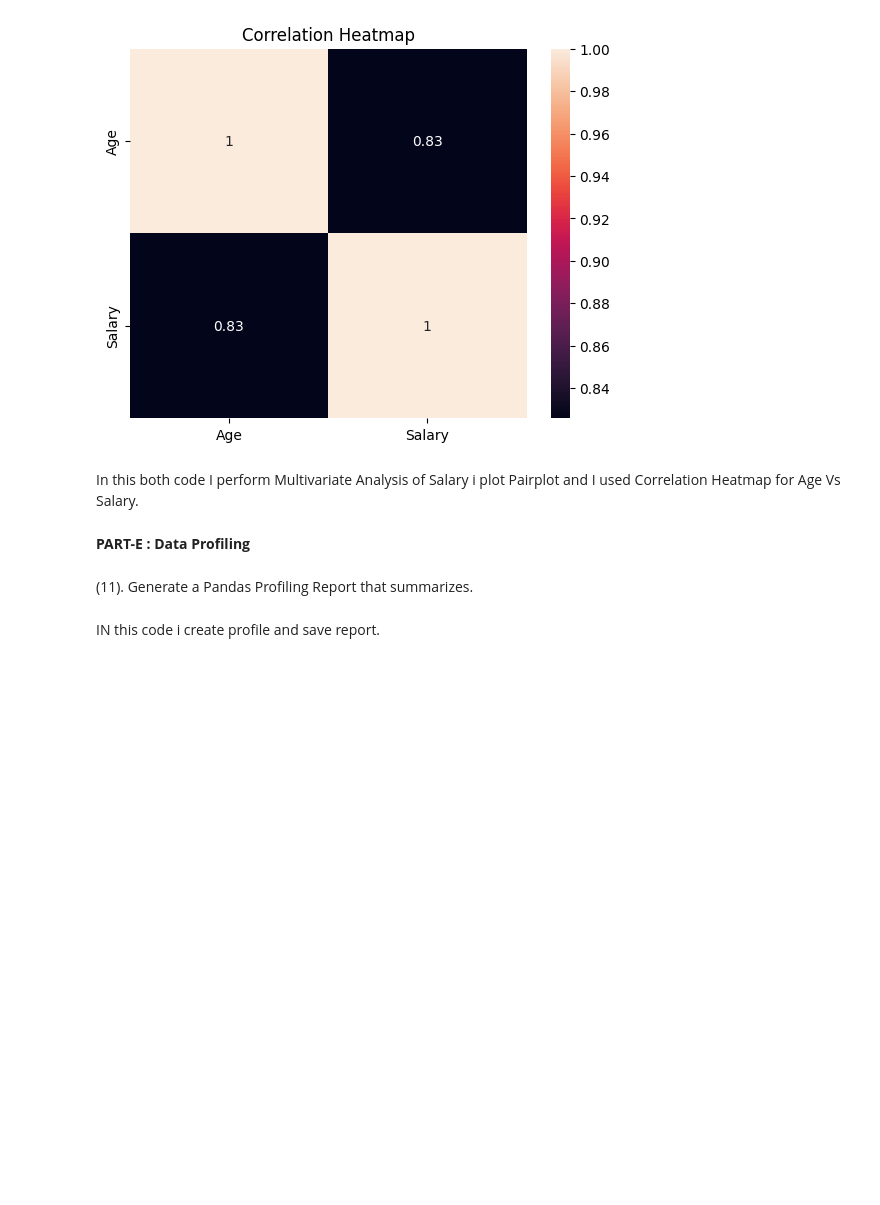
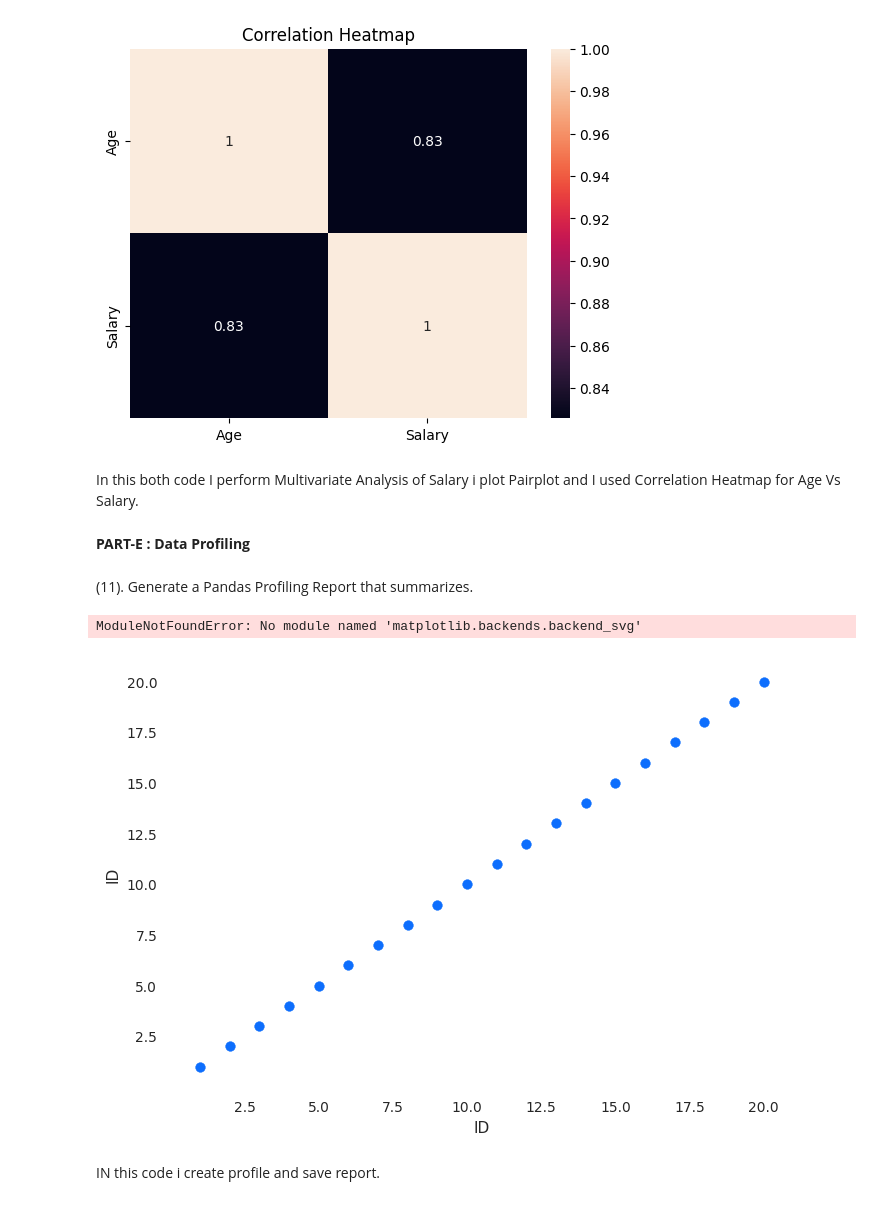
Before and after one commit to Dhrumi2097/Customer-Data-Notebook-, a Jupyter notebook: Customer/Customer.ipynb, the cells around one changed output. Cells and saved outputs as stored; diff of their text form; code cells hidden in the pictures; blank space fills up the shorter version.

```diff
--- a/Customer/Customer.ipynb
+++ b/Customer/Customer.ipynb
@@ -312,8 +310,11 @@ In this both code I perform Multivariate Analysis of Salary i plot Pairplot and
 # %% [markdown]
 (11). Generate a Pandas Profiling Report that summarizes.
 # %%
-Profile =  ProfileReport(df,title = "Employee Data Profiling Report")
-Profile.to_file("Employee Data Report.html")
-print("Profile Report Generated Successfully")
+import os
+profile =  ProfileReport(df,title = "Employee Data Profiling Report",explorative= True)
+profile.to_file("Employee_Report.html")
+# %% [output]
+ModuleNotFoundError: No module named 'matplotlib.backends.backend_svg'
+[figure, added]
 # %% [markdown]
 IN this code i create profile and save report.
```
Also changed, not shown: parts of 3 cells of this notebook, 1 other file.
